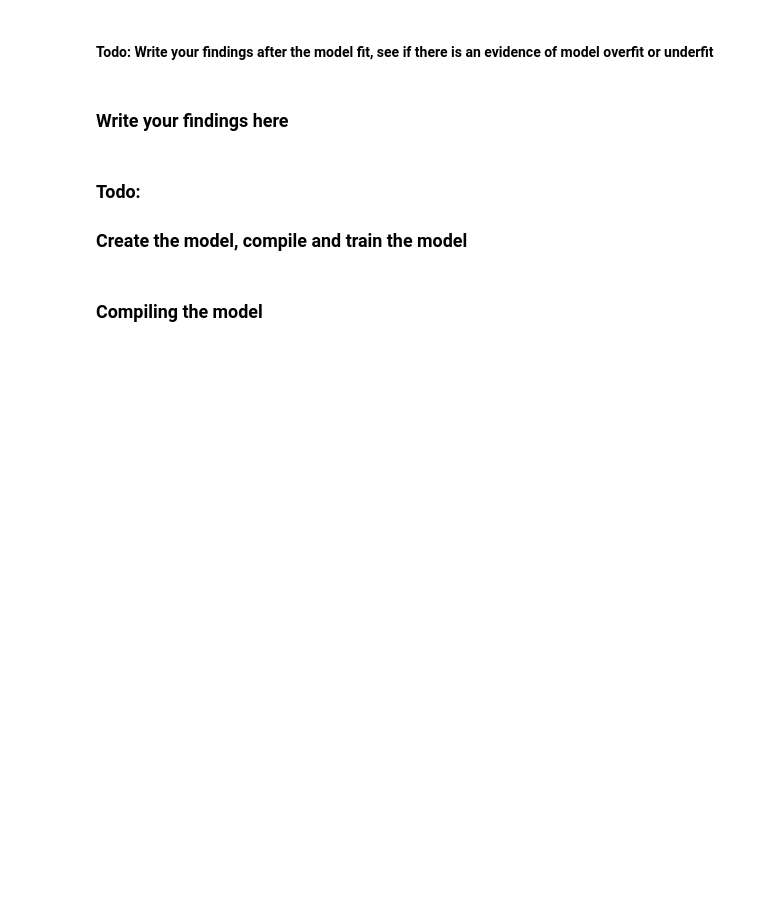
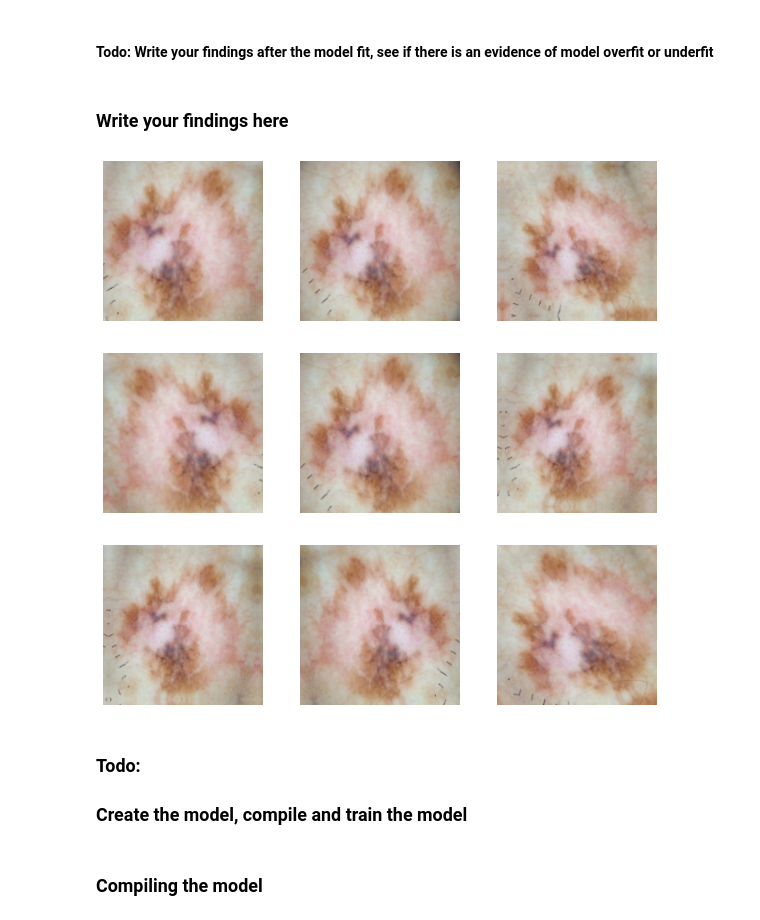
Before and after one commit to ishankarve/melanoma, a Jupyter notebook: melanoma_notebook.ipynb, the cells around one changed output. Saved outputs shown, nothing was run; the diff lists cells and outputs as text; code cells hidden in the pictures; blank space fills up the shorter version.

```diff
--- a/melanoma_notebook.ipynb
+++ b/melanoma_notebook.ipynb
@@ -225,3 +260,28 @@ plt.show()
+# %%
+# Todo, visualize how your augmentation strategy works for one instance of training image.
+
+## Ref: https://www.tensorflow.org/tutorials/images/data_augmentation
+
+data_augmentation = keras.Sequential(
+  [
+    layers.RandomFlip("horizontal",
+                      input_shape=(img_height,
+                                  img_width,
+                                  3)),
+    layers.RandomRotation(0.1),
+    layers.RandomZoom(0.1),
+  ]
+)
+
+plt.figure(figsize=(10, 10))
+for images, _ in train_ds.take(1):
+  for i in range(9):
+    augmented_images = data_augmentation(images)
+    ax = plt.subplot(3, 3, i + 1)
+    plt.imshow(augmented_images[0].numpy().astype("uint8"))
+    plt.axis("off")
+# %% [output]
+[figure, added]
 # %% [markdown]
 ### Todo:
 ### Create the model, compile and train the model
```
Also changed, not shown: parts of 17 cells of this notebook.
